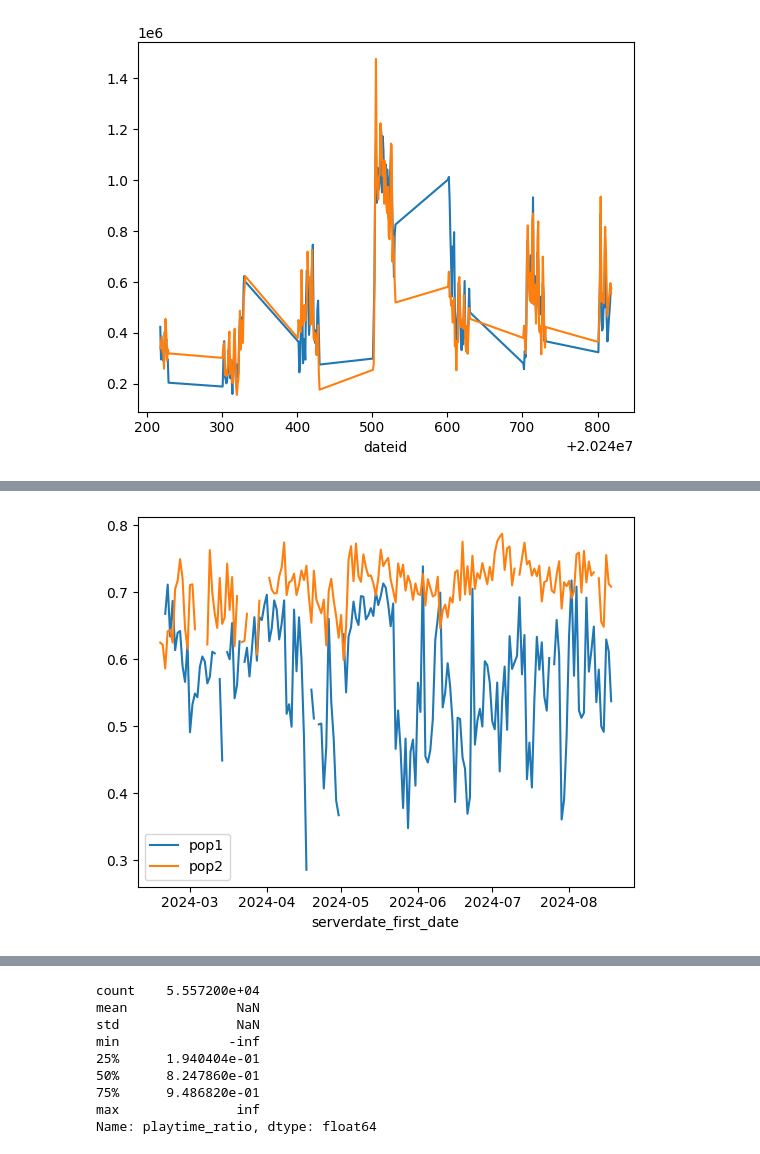
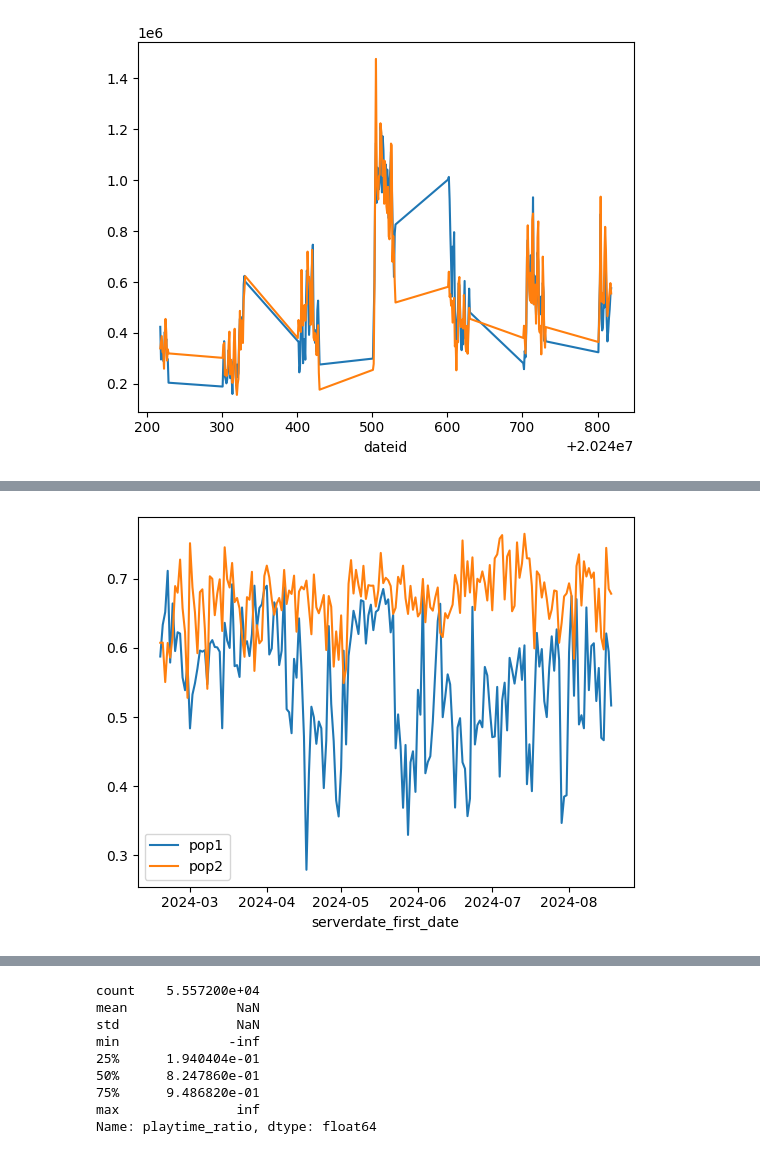
Before and after one commit to Mr28/game-user-engagement-analysis, a Jupyter notebook: Untitled-1.ipynb, the cells around one changed output, grey strips where cells are left out. Drawn from its saved outputs; the diff is of its cells as text; code cells hidden in the pictures.

```diff
--- a/Untitled-1.ipynb
+++ b/Untitled-1.ipynb
@@ -1096,9 +1183,9 @@ plt.show()
 # %%
-df['playtime_ratio'] = df['session_playtime_duration'] / df['sessionuptime_duration']
+# df['playtime_ratio'] = df['session_playtime_duration'] / df['sessionuptime_duration']
 
-df[df['population']=='pop1'].groupby('serverdate_first_date')['playtime_ratio'].mean().plot(label='pop1')
-df[df['population']=='pop2'].groupby('serverdate_first_date')['playtime_ratio'].mean().plot(label='pop2')
+df[df['population']=='pop1'].groupby('serverdate_first_date')['play_ratio'].mean().plot(label='pop1')
+df[df['population']=='pop2'].groupby('serverdate_first_date')['play_ratio'].mean().plot(label='pop2')
 plt.legend()
 plt.show()
 # %% [output]
-[figure, old version]
+[figure, new version]
```
Also changed, not shown: parts of 11 cells of this notebook, 1 other file.
